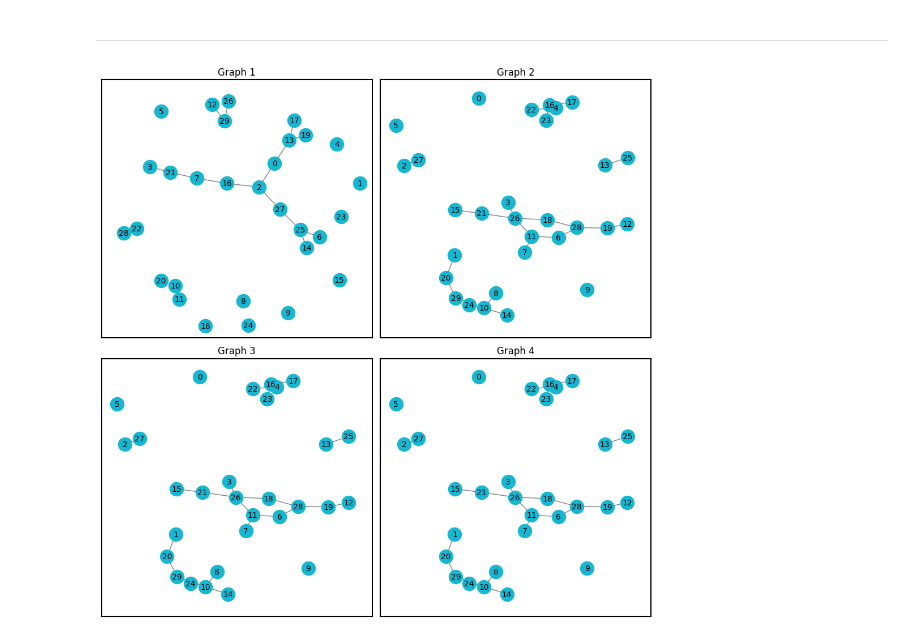
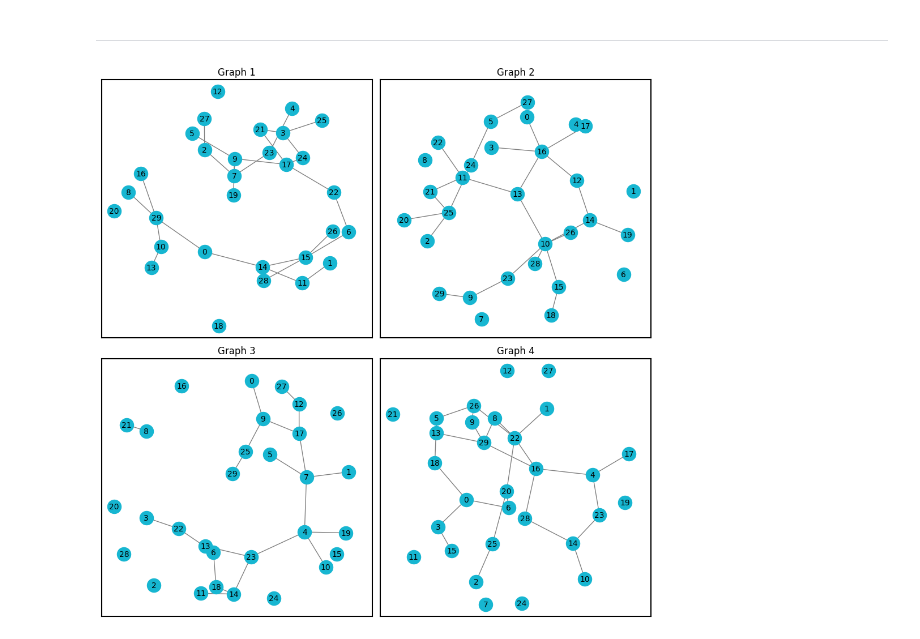
Before and after one commit to LorenzoTonet/torch_erg_experiments, a Jupyter notebook: Trees.ipynb, the cells around one changed output. Saved outputs shown, nothing was run; the diff lists cells and outputs as text; code cells hidden in the pictures.

```diff
--- a/Trees.ipynb
+++ b/Trees.ipynb
@@ -300,6 +295,6 @@ mean, std
 # %% [markdown]
 ---
 # %%
-plot_random_graphs(graphsGWG, n=4, labels=True, nodecolor='#17B6D1', layout="spring" )
+plot_random_graphs(graphs_five_stats, n=4, labels=True, nodecolor='#17B6D1', layout="spring" )
 # %% [output]
-[figure, old version]
+[figure, new version]
```
Also changed, not shown: parts of 17 cells of this notebook.
